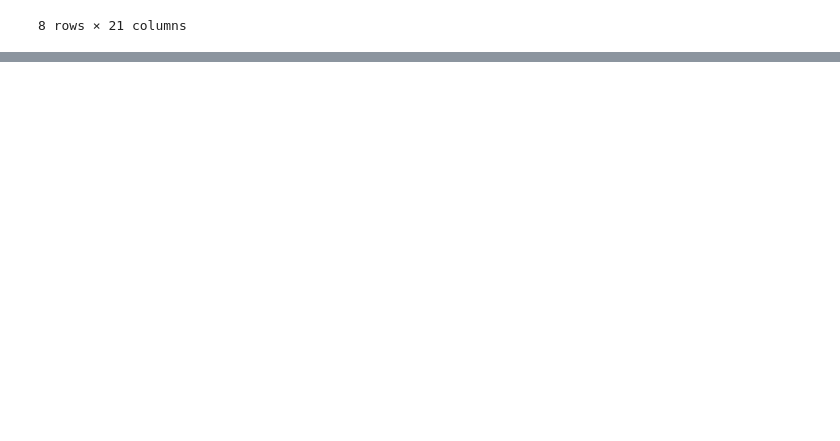
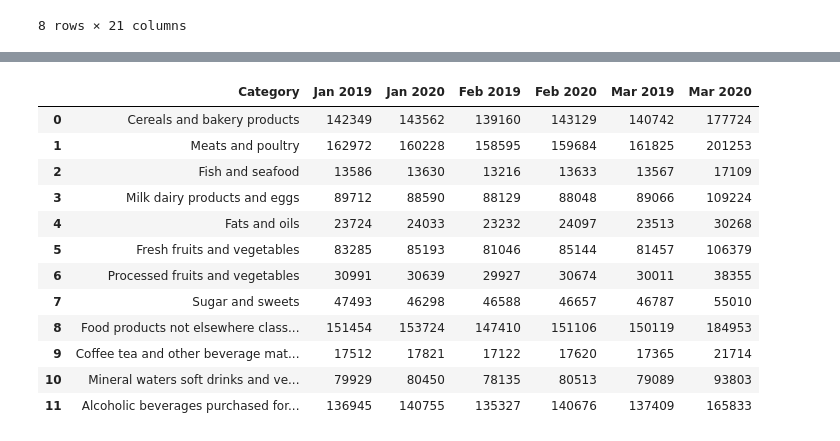
Before and after one commit to staceywai/bootcamp-project, a Jupyter notebook: Data-Exploration-and-Cleanup.ipynb, the cells around one changed output, grey strips where cells are left out. Saved outputs shown, nothing was run; the diff lists cells and outputs as text; code cells hidden in the pictures; blank space fills up the shorter version.

Commit message:
Added quarter tables.

```diff
--- a/Data-Exploration-and-Cleanup.ipynb
+++ b/Data-Exploration-and-Cleanup.ipynb
@@ -108,0 +109,25 @@ groceryYearTotals
+# %%
+q1_data = pd.DataFrame({
+    'Category': groceries['Grocery Consumption Category '],
+    'Jan 2019': groceries['2019M01'],
+    'Jan 2020': groceries['2020M01'],
+    'Feb 2019': groceries['2019M02'],
+    'Feb 2020': groceries['2020M02'],
+    'Mar 2019': groceries['2019M03'],
+    'Mar 2020': groceries['2020M03']
+})
+q1_data
+# %% [output]
+|  | Category | Jan 2019 | Jan 2020 | Feb 2019 | Feb 2020 | Mar 2019 | Mar 2020 |
+| 0 | Cereals and bakery products | 142349 | 143562 | 139160 | 143129 | 140742 | 177724 |
+| 1 | Meats and poultry | 162972 | 160228 | 158595 | 159684 | 161825 | 201253 |
+| 2 | Fish and seafood | 13586 | 13630 | 13216 | 13633 | 13567 | 17109 |
+| 3 | Milk dairy products and eggs | 89712 | 88590 | 88129 | 88048 | 89066 | 109224 |
+| 4 | Fats and oils | 23724 | 24033 | 23232 | 24097 | 23513 | 30268 |
+| 5 | Fresh fruits and vegetables | 83285 | 85193 | 81046 | 85144 | 81457 | 106379 |
+| 6 | Processed fruits and vegetables | 30991 | 30639 | 29927 | 30674 | 30011 | 38355 |
+| 7 | Sugar and sweets | 47493 | 46298 | 46588 | 46657 | 46787 | 55010 |
+| 8 | Food products not elsewhere class... | 151454 | 153724 | 147410 | 151106 | 150119 | 184953 |
+| 9 | Coffee tea and other beverage mat... | 17512 | 17821 | 17122 | 17620 | 17365 | 21714 |
+| 10 | Mineral waters soft drinks and ve... | 79929 | 80450 | 78135 | 80513 | 79089 | 93803 |
+| 11 | Alcoholic beverages purchased for... | 136945 | 140755 | 135327 | 140676 | 137409 | 165833 |
```
Also changed, not shown: parts of 3 cells of this notebook.
